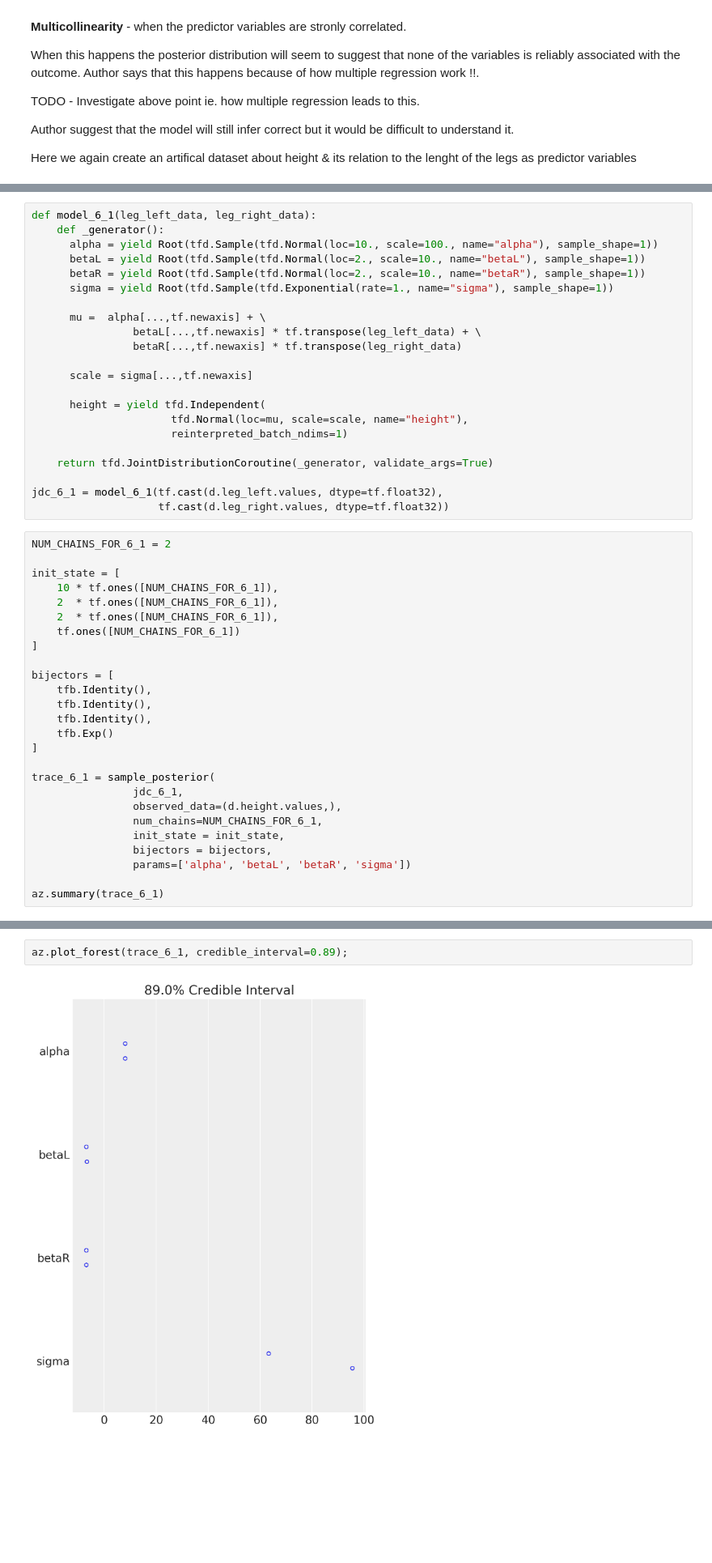
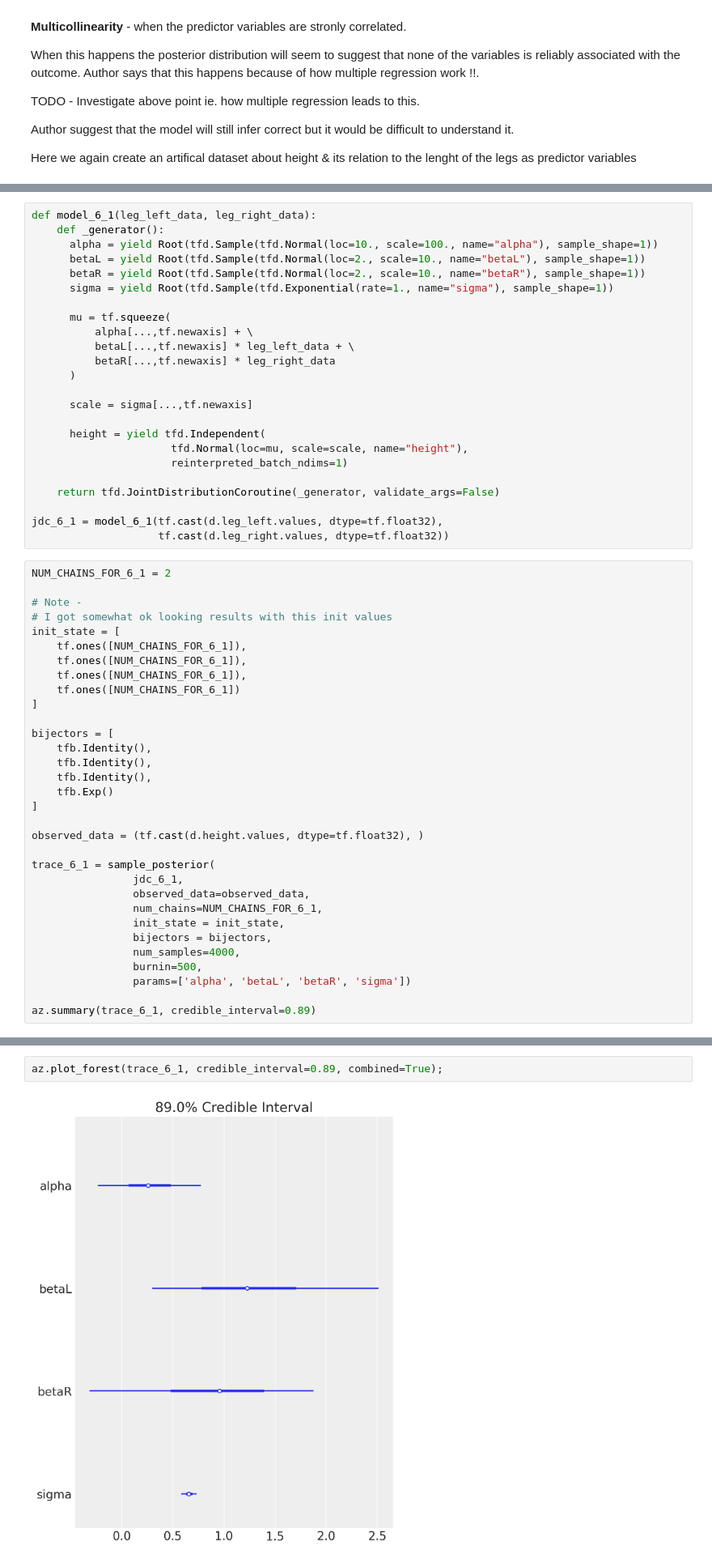
Before and after one commit to ksachdeva/rethinking-tensorflow-probability, a Jupyter notebook: notebooks/06_the_haunted_dag_and_the_causal_terror.ipynb, the cells around one changed output, grey strips where cells are left out. Shown at 81% size. Saved outputs shown, nothing was run; the diff lists cells and outputs as text; blank space fills up the shorter version.

```diff
--- a/notebooks/06_the_haunted_dag_and_the_causal_terror.ipynb
+++ b/notebooks/06_the_haunted_dag_and_the_causal_terror.ipynb
@@ -283,9 +296,11 @@ def model_6_1(leg_left_data, leg_right_data):
       betaR = yield Root(tfd.Sample(tfd.Normal(loc=2., scale=10., name="betaR"), sample_shape=1))
       sigma = yield Root(tfd.Sample(tfd.Exponential(rate=1., name="sigma"), sample_shape=1))
 
-      mu =  alpha[...,tf.newaxis] + \
-                betaL[...,tf.newaxis] * tf.transpose(leg_left_data) + \
-                betaR[...,tf.newaxis] * tf.transpose(leg_right_data)
+      mu = tf.squeeze(
+          alpha[...,tf.newaxis] + \
+          betaL[...,tf.newaxis] * leg_left_data + \
+          betaR[...,tf.newaxis] * leg_right_data
+      )
 
       scale = sigma[...,tf.newaxis]
 
@@ -293,17 +308,19 @@ def model_6_1(leg_left_data, leg_right_data):
                       tfd.Normal(loc=mu, scale=scale, name="height"),
                       reinterpreted_batch_ndims=1)
 
-    return tfd.JointDistributionCoroutine(_generator, validate_args=True)
+    return tfd.JointDistributionCoroutine(_generator, validate_args=False)
 
 jdc_6_1 = model_6_1(tf.cast(d.leg_left.values, dtype=tf.float32),
                     tf.cast(d.leg_right.values, dtype=tf.float32))
 # %%
 NUM_CHAINS_FOR_6_1 = 2
 
+# Note -
+# I got somewhat ok looking results with this init values
 init_state = [
-    10 * tf.ones([NUM_CHAINS_FOR_6_1]),
-    2  * tf.ones([NUM_CHAINS_FOR_6_1]),
-    2  * tf.ones([NUM_CHAINS_FOR_6_1]),
+    tf.ones([NUM_CHAINS_FOR_6_1]),
+    tf.ones([NUM_CHAINS_FOR_6_1]),
+    tf.ones([NUM_CHAINS_FOR_6_1]),
     tf.ones([NUM_CHAINS_FOR_6_1])
 ]
 
@@ -314,13 +331,17 @@ bijectors = [
     tfb.Exp()
 ]
 
+observed_data = (tf.cast(d.height.values, dtype=tf.float32), )
+
 trace_6_1 = sample_posterior(
                 jdc_6_1,
-                observed_data=(d.height.values,),
+                observed_data=observed_data,
                 num_chains=NUM_CHAINS_FOR_6_1,
                 init_state = init_state,
                 bijectors = bijectors,
+                num_samples=4000,
+                burnin=500,
                 params=['alpha', 'betaL', 'betaR', 'sigma'])
 
-az.summary(trace_6_1)
+az.summary(trace_6_1, credible_interval=0.89)
 # %% [output]
@@ -332,5 +353,5 @@ az.summary(trace_6_1)
 # %%
-az.plot_forest(trace_6_1, credible_interval=0.89);
+az.plot_forest(trace_6_1, credible_interval=0.89, combined=True);
 # %% [output]
-[figure, old version]
+[figure, new version]
 # %% [markdown]
```
Also changed, not shown: parts of 69 cells of this notebook, 28 other files.
